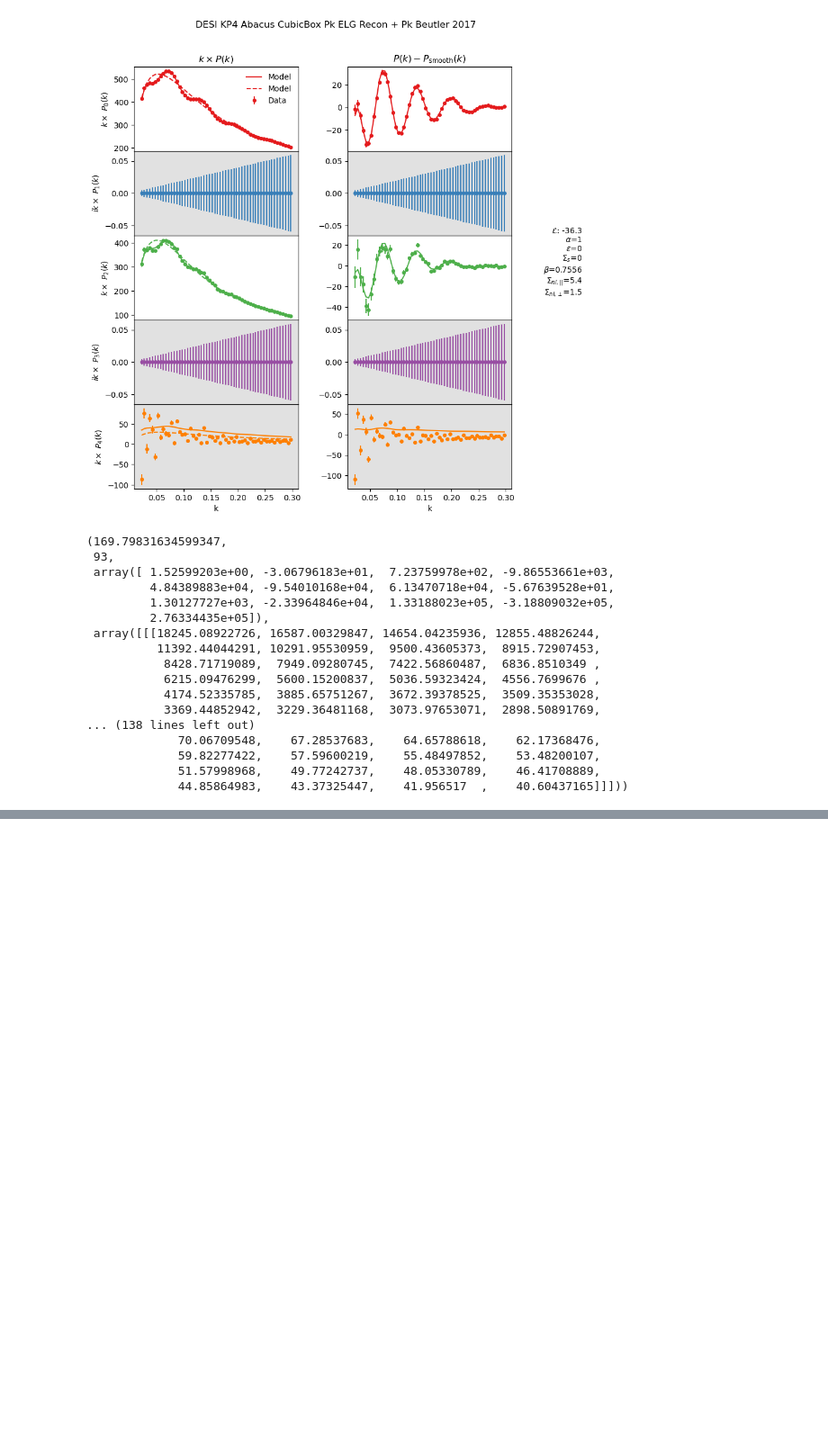
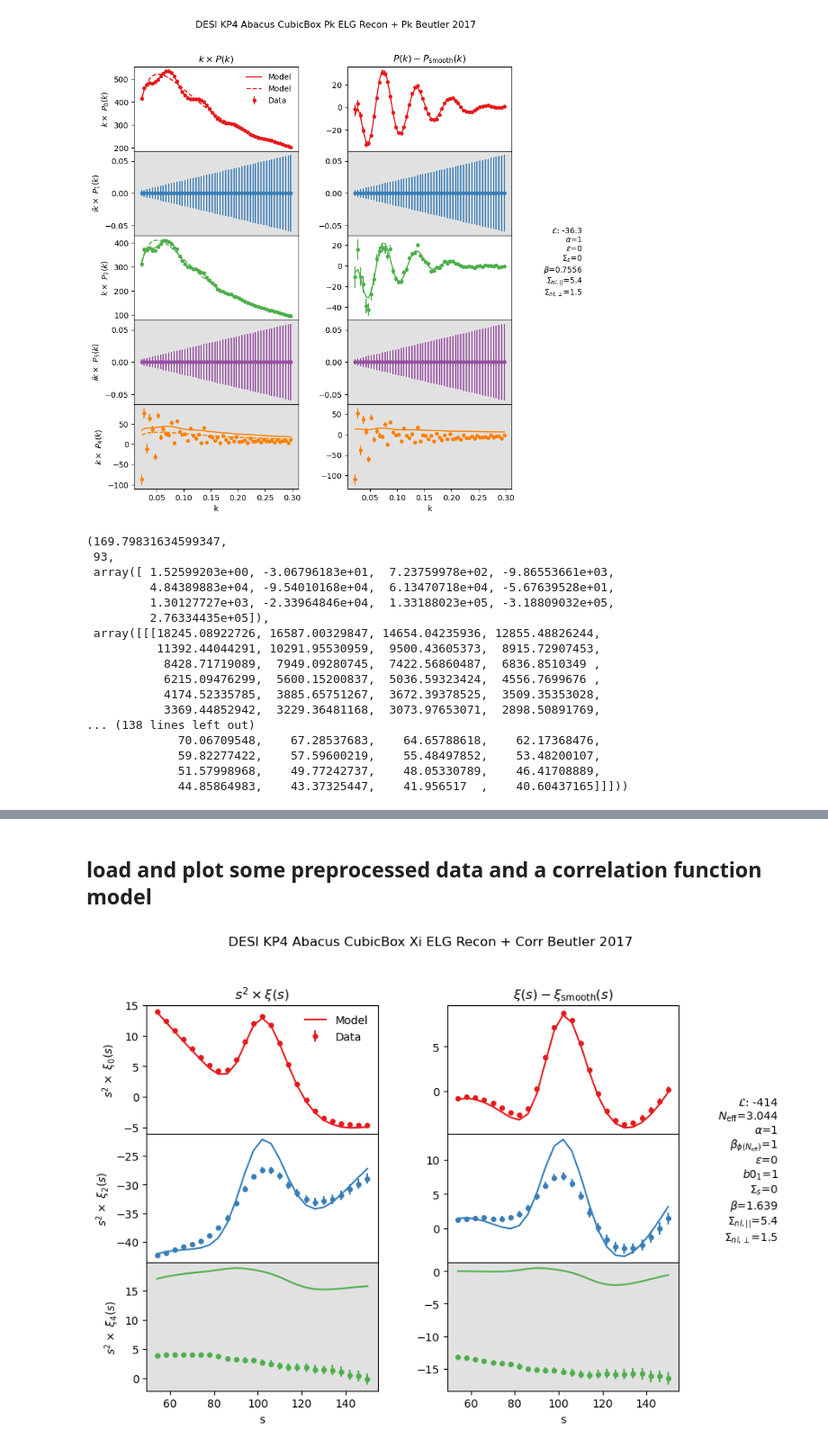
Before and after one commit to abbew25/Barry, a Jupyter notebook: cosmodesi_KP4ELG_examplecode_make_picklefiles/usingBarrysummary.ipynb, the cells around one changed output, grey strips where cells are left out. Shown at 90% size. Cells and saved outputs as stored; diff of their text form; code cells hidden in the pictures; blank space fills up the shorter version.

```diff
--- a/cosmodesi_KP4ELG_examplecode_make_picklefiles/usingBarrysummary.ipynb
+++ b/cosmodesi_KP4ELG_examplecode_make_picklefiles/usingBarrysummary.ipynb
@@ -169,0 +264,66 @@ model.plot(params_dict)
+# %% [markdown]
+## load and plot some preprocessed data and a correlation function model
+# %%
+import sys
+sys.path.append("../")
+import barry
+import numpy as np
+import matplotlib.pyplot as plt
+from barry.models import CorrBeutler2017 # - importing a powerspectrum model
+from barry.cosmology.pk2xi import *#pk2xi
+# loading some pre-processed data
+from barry.datasets.dataset_correlation_function import CorrelationFunction_DESI_KP4
+from barry.models.model import Correction # class for applying corrections to the likelihood function
+
+dataset_xi = CorrelationFunction_DESI_KP4(
+    recon='sym',
+    fit_poles=[0, 2,4],
+    min_dist=52.0,
+    max_dist=150.0,
+    realisation=None,
+    num_mocks=1000,
+    reduce_cov_factor=25,
+    datafile="desi_kp4_abacus_cubicbox_xi_elg.pkl",
+    data_location="/global/u1/a/abbew25/barryrepo/Barry/cosmodesi_KP4ELG_examplecode_make_picklefiles",
+            )
+
+dataset_xi.set_realisation(None) # setting to None sets to the mean of the mocks, otherwise mocks go from realisations 0 - 24
+
+# now set up some choice of model
+model = CorrBeutler2017(
+    recon=dataset_xi.recon, # sets recon or prerecon
+    isotropic=dataset_xi.isotropic, # sets isotropic or not isotropic
+    marg="full", # sets marginalisation over nuisance parameters
+    poly_poles=dataset_xi.fit_poles, # sets poles to use
+    correction=Correction.NONE, # ???
+    n_poly=5,    # 4 polynomial terms for Xi(s)
+)
+
+# you can set the default values of parameters to something if desired (otherwise a default will exist for most things)
+# - commented out bit is only necessary if you want to include some kind of prior (gaussian or flat)
+# these nuisance parameters can be different depending on whether the model is isotropic or not.
+# can check using print(model.params) and various functions can be used to check if they are fixed or active in a fit / analysis
+model.set_default("sigma_nl_par", 5.4)#, min=0.0, max=20.0, sigma=4.0, prior="gaussian")
+model.set_default("sigma_nl_perp", 1.5)#, min=0.0, max=20.0, sigma=4.0, prior="gaussian")
+model.set_default("sigma_s", 0.0)# , min=0.0, max=20.0, sigma=4.0, prior="gaussian")
+
+# to plot the data against the model do:
+model.set_data(dataset_xi.get_data())
+ks = model.camb.ks
+params_dict = {j.name: j.default for j in model.params}
+
+# running the following will give a model (mods) and smoothed model (smooths) and best fit chi square
+# - having set model.marg='full' ensures that nuisance parameters for the broadband power spectrum and the galaxy bias are pre-marginalised over
+new_chi_squared, dof, bband, mods, smooths = model.get_model_summary(params_dict)
+
+# need to index with smooths[0][0] for example to get the smoothed monopole
+
+# to get the data stuff you might want to plot call:
+# ks = dataset_pk.ks
+# monopole = dataset_pk.data[:,0] # for monopole
+# err = np.sqrt(np.diag(dataset_pk.cov[0:56,0:56])) # errors on monopole measurements, given length of ks is 56
+
+# model.get_model_summary() is also called if the following function is used (which makes a nice plot for you)
+model.plot(params_dict)
+# %% [output]
+[figure, added]
```
Also changed, not shown: parts of 5 cells of this notebook, 2 other files.
